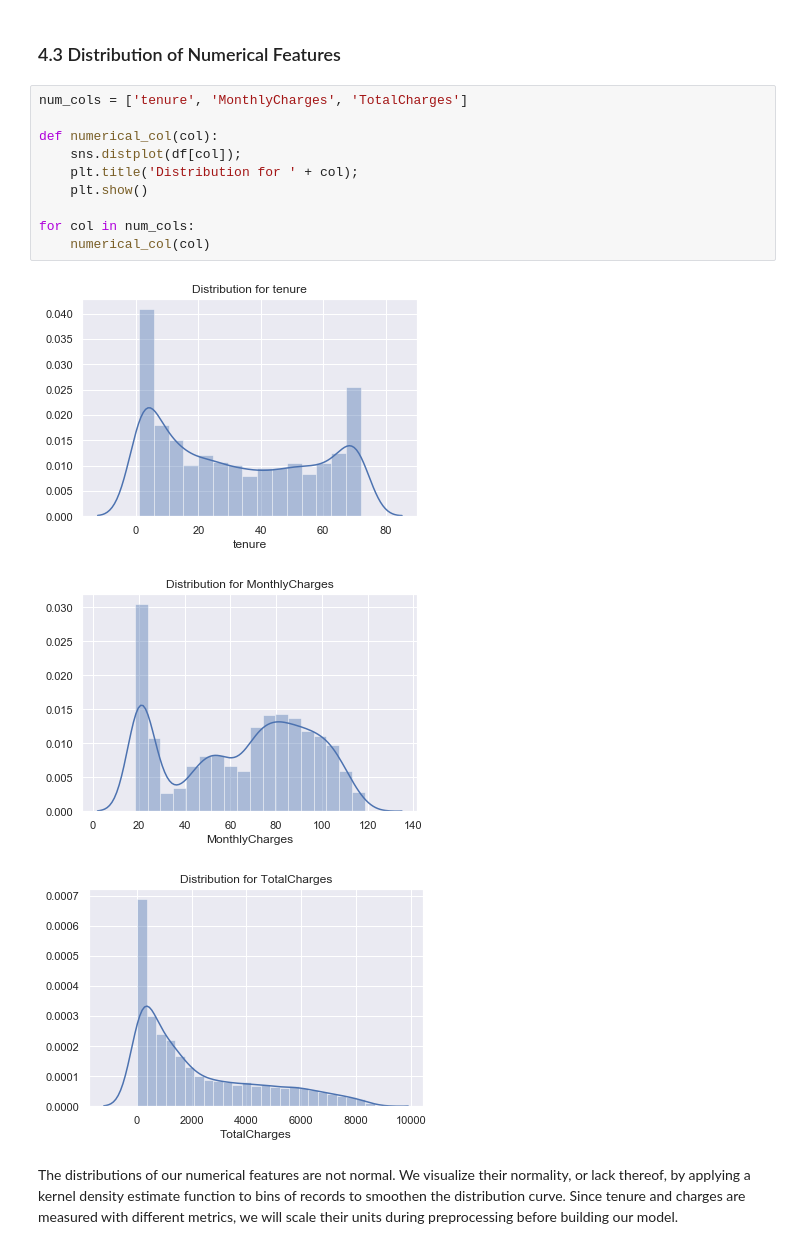
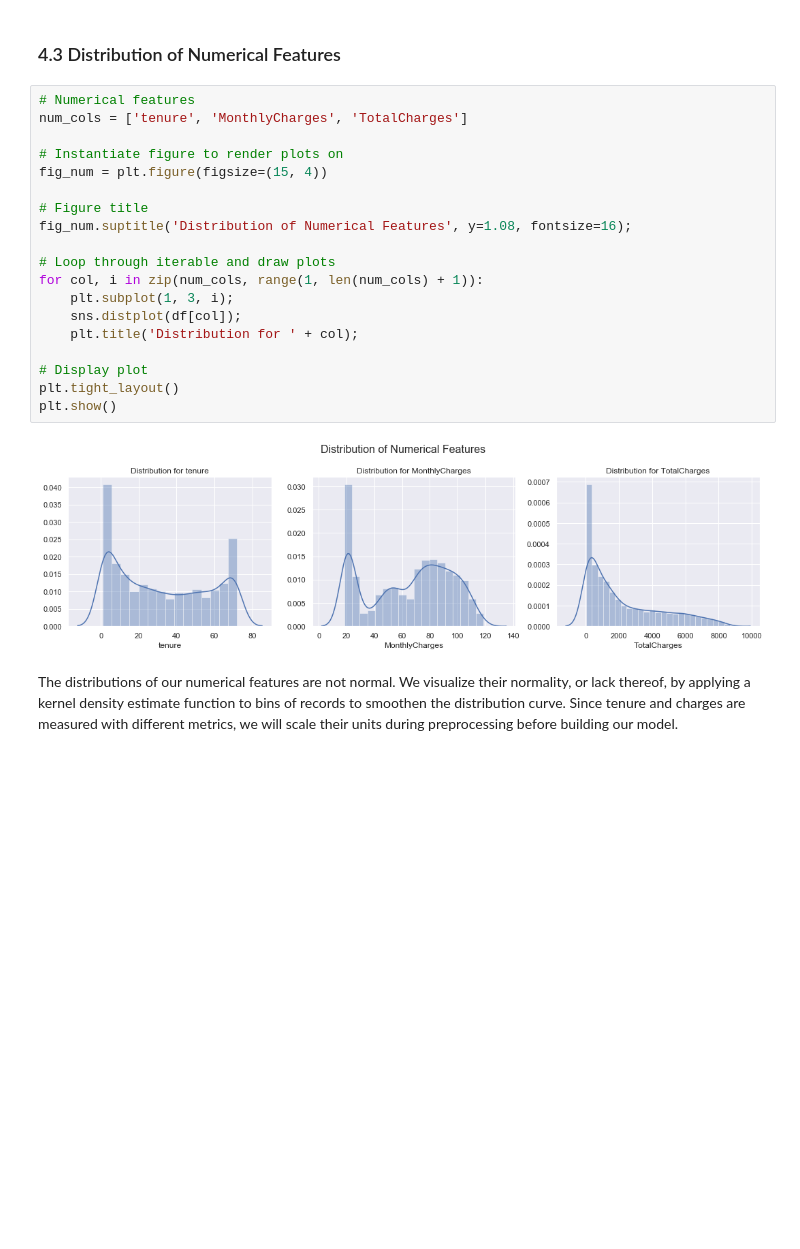
Before and after one commit to ayn28/Project-Portfolio, a Jupyter notebook: current-capstone-project/customer-churn/customer_churn.ipynb, the cells around one changed output. Cells and saved outputs as stored; diff of their text form; blank space fills up the shorter version.

```diff
--- a/current-capstone-project/customer-churn/customer_churn.ipynb
+++ b/current-capstone-project/customer-churn/customer_churn.ipynb
@@ -326,20 +326,27 @@ df.describe()
 | max | 72.000000 | 118.750000 | 8684.800000 |
 # %% [markdown]
 ### 4.3 Distribution of Numerical Features
-# %%
-num_cols = ['tenure', 'MonthlyCharges', 'TotalCharges']
-
-def numerical_col(col):
-    sns.distplot(df[col]);
-    plt.title('Distribution for ' + col);
-    plt.show()
-
-for col in num_cols:
-    numerical_col(col)
-# %% [output]
-[figure, removed]
-[figure, removed]
-[figure, removed]
+# %%
+# Numerical features
+num_cols = ['tenure', 'MonthlyCharges', 'TotalCharges']
+
+# Instantiate figure to render plots on
+fig_num = plt.figure(figsize=(15, 4))
+
+# Figure title
+fig_num.suptitle('Distribution of Numerical Features', y=1.08, fontsize=16);
+
+# Loop through iterable and draw plots
+for col, i in zip(num_cols, range(1, len(num_cols) + 1)):
+    plt.subplot(1, 3, i);
+    sns.distplot(df[col]);
+    plt.title('Distribution for ' + col);
+
+# Display plot
+plt.tight_layout()
+plt.show()
+# %% [output]
+[figure, added]
 # %% [markdown]
 The distributions of our numerical features are not normal. We visualize their normality, or lack thereof, by applying a kernel density estimate function to bins of records to smoothen the distribution curve. Since tenure and charges are measured with different metrics, we will scale their units during preprocessing before building our model.
 # %%
```
Also changed, not shown: parts of 16 cells of this notebook.
